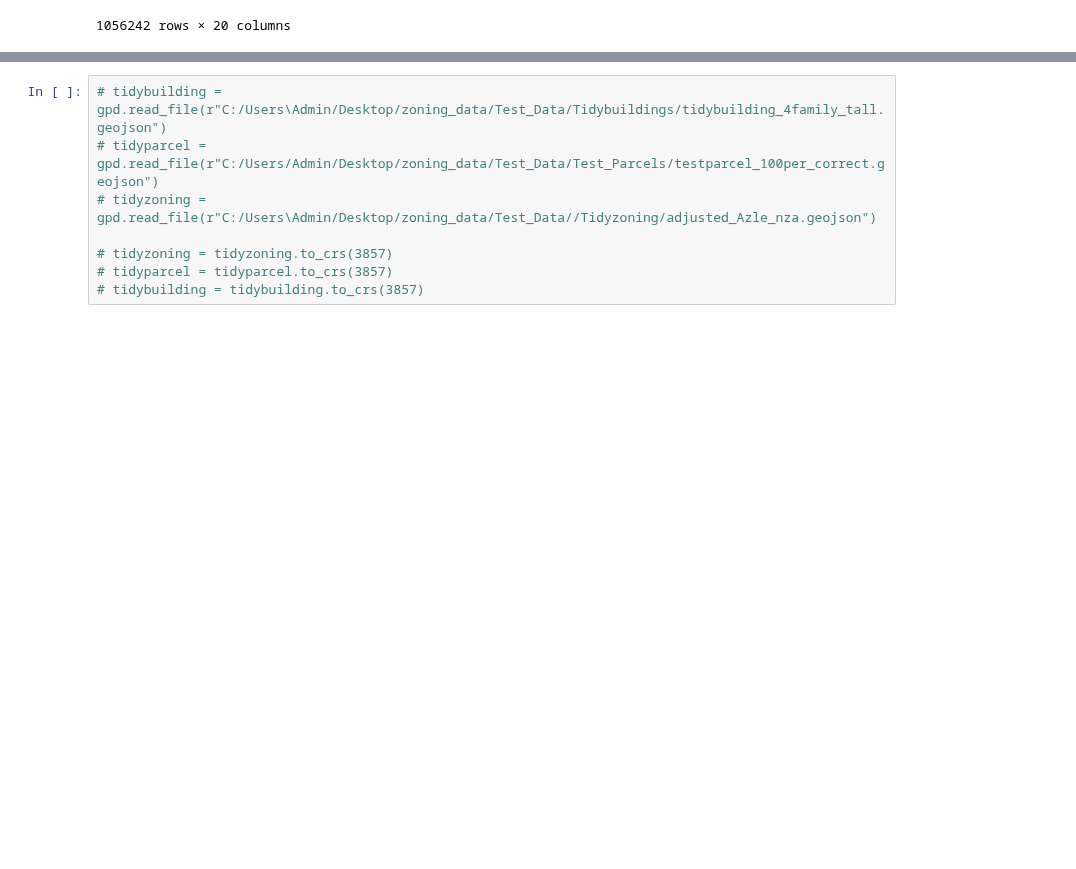
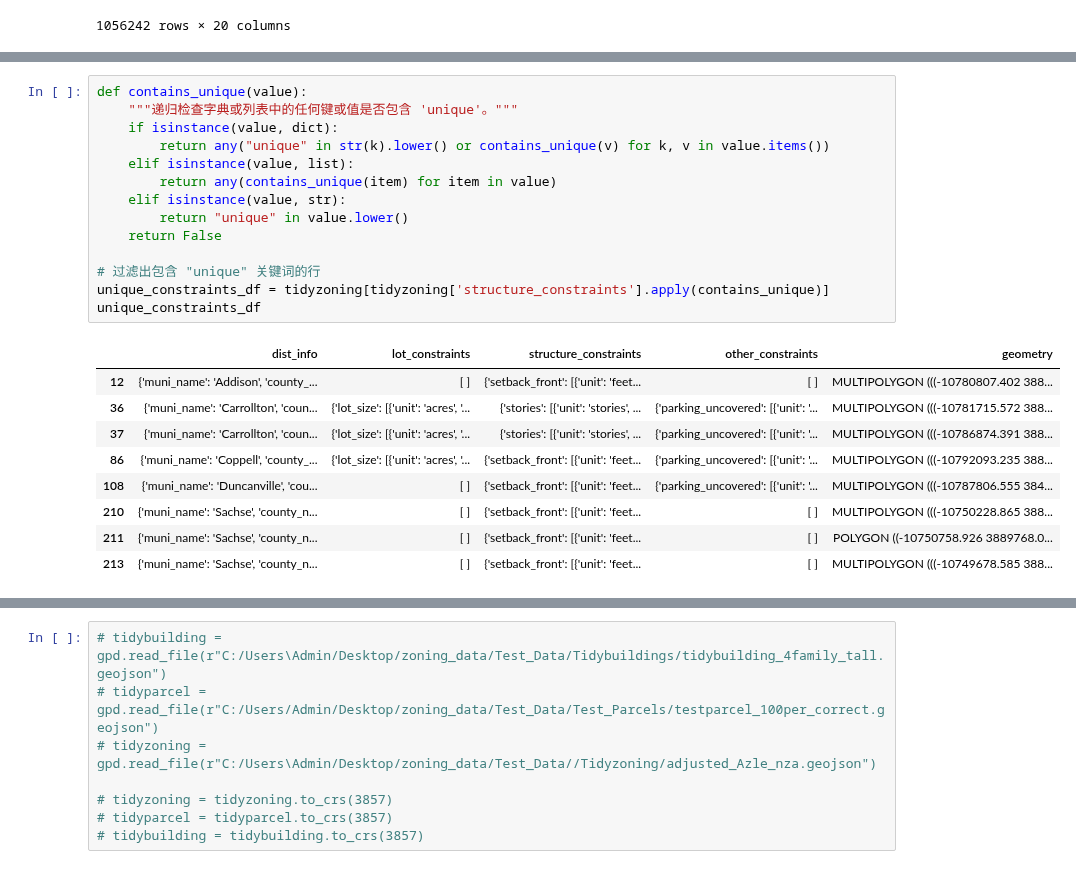
Before and after one commit to HOUPU1993/tidyzoning, a Jupyter notebook: test.ipynb, the cells around one changed output, grey strips where cells are left out. Cells and saved outputs as stored; diff of their text form; blank space fills up the shorter version.

```diff
--- a/test.ipynb
+++ b/test.ipynb
@@ -116,0 +139,24 @@ tidybuilding_12_fam
+# %%
+def contains_unique(value):
+    """递归检查字典或列表中的任何键或值是否包含 'unique'。"""
+    if isinstance(value, dict):
+        return any("unique" in str(k).lower() or contains_unique(v) for k, v in value.items())
+    elif isinstance(value, list):
+        return any(contains_unique(item) for item in value)
+    elif isinstance(value, str):
+        return "unique" in value.lower()
+    return False
+
+# 过滤出包含 "unique" 关键词的行
+unique_constraints_df = tidyzoning[tidyzoning['structure_constraints'].apply(contains_unique)]
+unique_constraints_df
+# %% [output]
+|  | dist_info | lot_constraints | structure_constraints | other_constraints | geometry |
+| 12 | {'muni_name': 'Addison', 'county_... | [ ] | {'setback_front': [{'unit': 'feet... | [ ] | MULTIPOLYGON (((-10780807.402 388... |
+| 36 | {'muni_name': 'Carrollton', 'coun... | {'lot_size': [{'unit': 'acres', '... | {'stories': [{'unit': 'stories', ... | {'parking_uncovered': [{'unit': '... | MULTIPOLYGON (((-10781715.572 388... |
+| 37 | {'muni_name': 'Carrollton', 'coun... | {'lot_size': [{'unit': 'acres', '... | {'stories': [{'unit': 'stories', ... | {'parking_uncovered': [{'unit': '... | MULTIPOLYGON (((-10786874.391 388... |
+| 86 | {'muni_name': 'Coppell', 'county_... | {'lot_size': [{'unit': 'acres', '... | {'setback_front': [{'unit': 'feet... | {'parking_uncovered': [{'unit': '... | MULTIPOLYGON (((-10792093.235 388... |
+| 108 | {'muni_name': 'Duncanville', 'cou... | [ ] | {'setback_front': [{'unit': 'feet... | {'parking_uncovered': [{'unit': '... | MULTIPOLYGON (((-10787806.555 384... |
+| 210 | {'muni_name': 'Sachse', 'county_n... | [ ] | {'setback_front': [{'unit': 'feet... | [ ] | MULTIPOLYGON (((-10750228.865 388... |
+| 211 | {'muni_name': 'Sachse', 'county_n... | [ ] | {'setback_front': [{'unit': 'feet... | [ ] | POLYGON ((-10750758.926 3889768.0... |
+| 213 | {'muni_name': 'Sachse', 'county_n... | [ ] | {'setback_front': [{'unit': 'feet... | [ ] | MULTIPOLYGON (((-10749678.585 388... |
```
Also changed, not shown: parts of 8 cells of this notebook, 1 other file.
